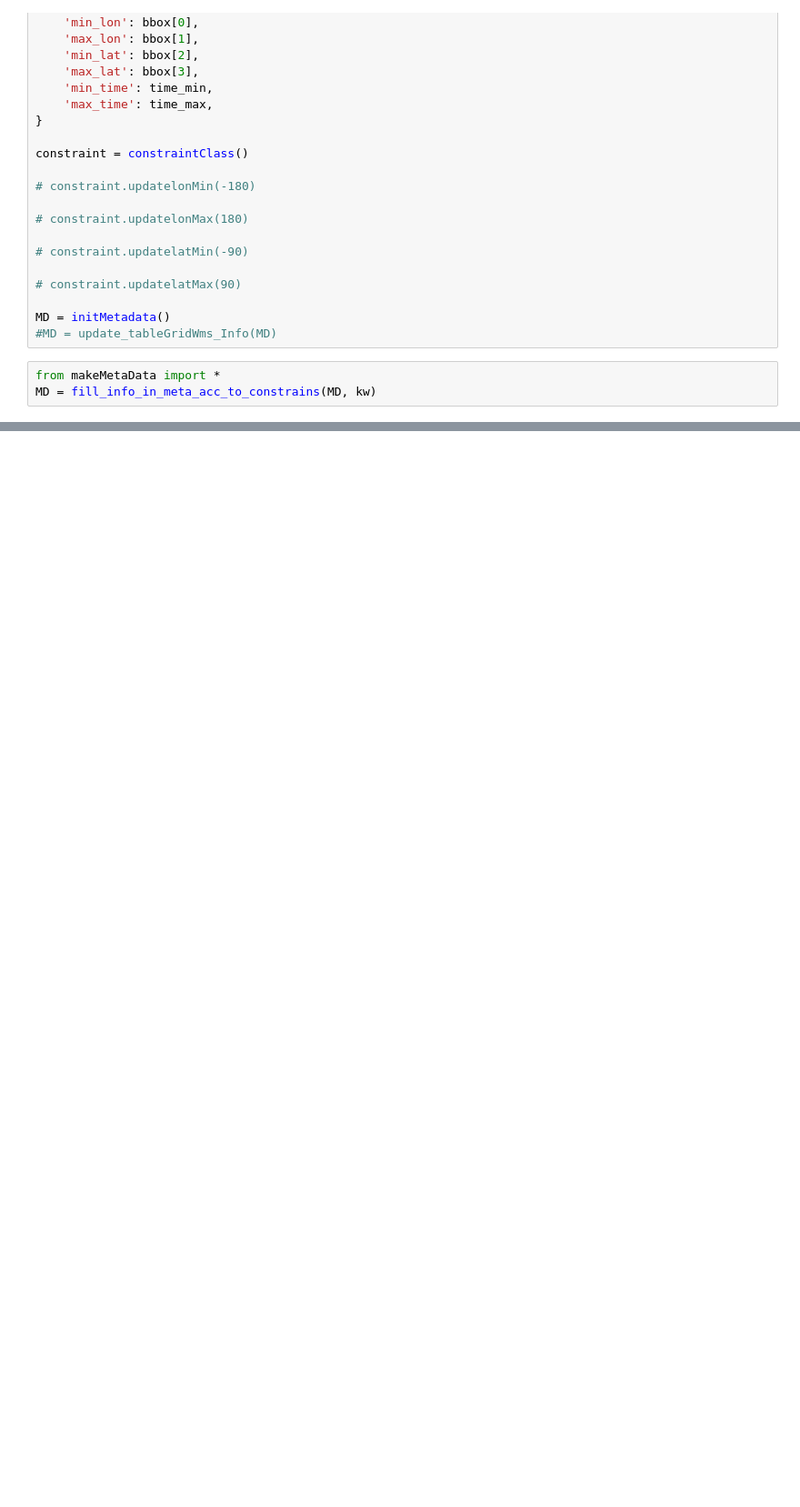
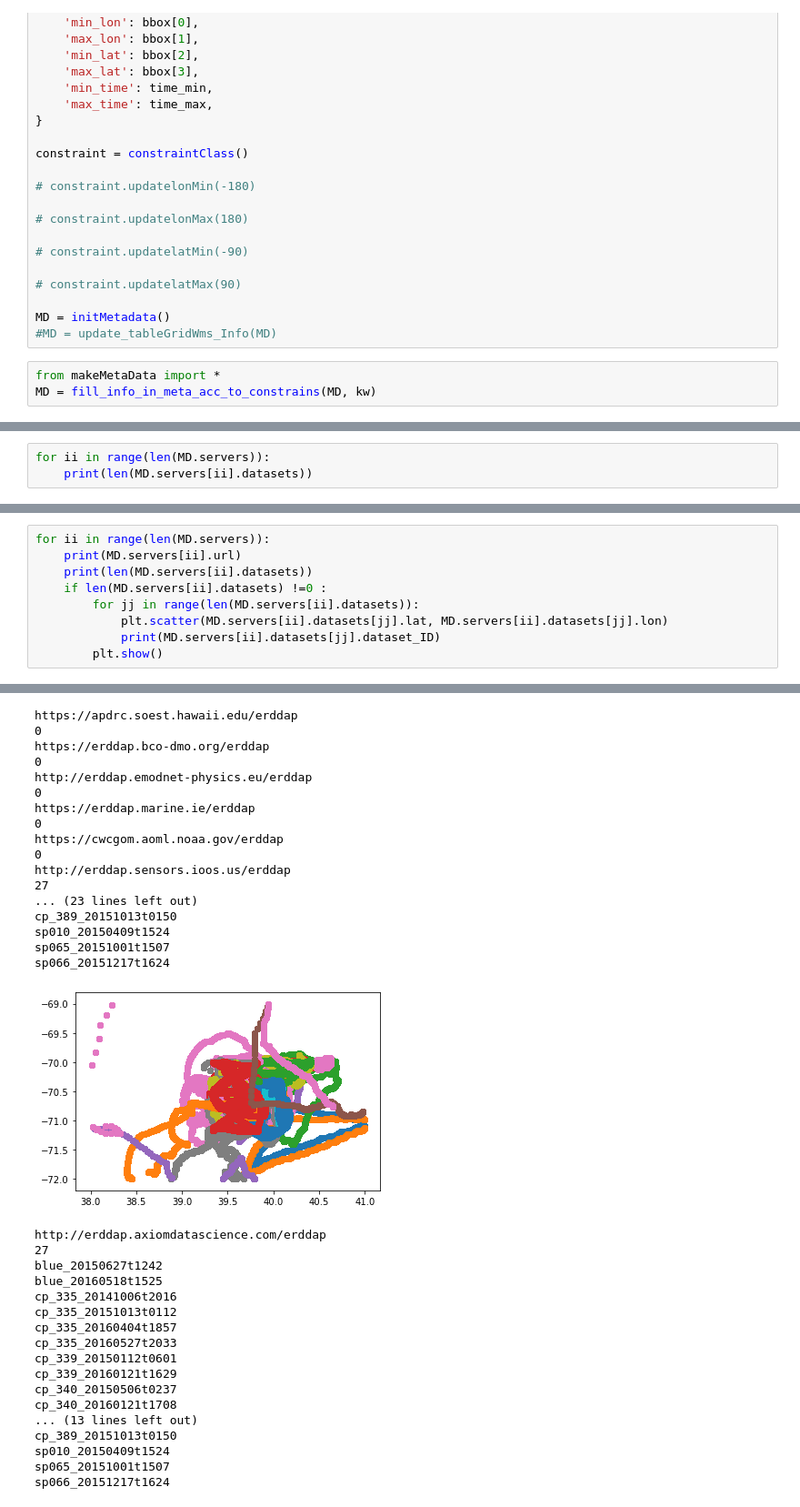
Before and after one commit to ioos/colocate, a Jupyter notebook: Untitled3.ipynb, the cells around one changed output, grey strips where cells are left out. Shown at 91% size. Saved outputs shown, nothing was run; the diff lists cells and outputs as text; blank space fills up the shorter version.

```diff
--- a/Untitled3.ipynb
+++ b/Untitled3.ipynb
@@ -68,0 +86,3 @@ plt.scatter(MD.servers[0].datasets[0].lat, MD.servers[0].datasets[0].lon)
+# %%
+for ii in range(len(MD.servers)):
+    print(len(MD.servers[ii].datasets))
@@ -68,0 +107,10 @@ plt.scatter(MD.servers[0].datasets[0].lat, MD.servers[0].datasets[0].lon)
+# %%
+for ii in range(len(MD.servers)):
+    print(MD.servers[ii].url)
+    print(len(MD.servers[ii].datasets))
+    if len(MD.servers[ii].datasets) !=0 :
+        for jj in range(len(MD.servers[ii].datasets)):
+            plt.scatter(MD.servers[ii].datasets[jj].lat, MD.servers[ii].datasets[jj].lon)
+            print(MD.servers[ii].datasets[jj].dataset_ID)
+        plt.show()
+# %% [output]
@@ -68,0 +121,35 @@ plt.scatter(MD.servers[0].datasets[0].lat, MD.servers[0].datasets[0].lon)
+https://apdrc.soest.hawaii.edu/erddap
+0
+https://erddap.bco-dmo.org/erddap
+0
+http://erddap.emodnet-physics.eu/erddap
+0
+https://erddap.marine.ie/erddap
+0
+https://cwcgom.aoml.noaa.gov/erddap
+0
+http://erddap.sensors.ioos.us/erddap
+27
+... (23 lines left out)
+cp_389_20151013t0150
+sp010_20150409t1524
+sp065_20151001t1507
+sp066_20151217t1624
+[figure, added]
+http://erddap.axiomdatascience.com/erddap
+27
+blue_20150627t1242
+blue_20160518t1525
+cp_335_20141006t2016
+cp_335_20151013t0112
+cp_335_20160404t1857
+cp_335_20160527t2033
+cp_339_20150112t0601
+cp_339_20160121t1629
+cp_340_20150506t0237
+cp_340_20160121t1708
+... (13 lines left out)
+cp_389_20151013t0150
+sp010_20150409t1524
+sp065_20151001t1507
+sp066_20151217t1624
```
Also changed, not shown: parts of 14 cells of this notebook, 3 other files.
